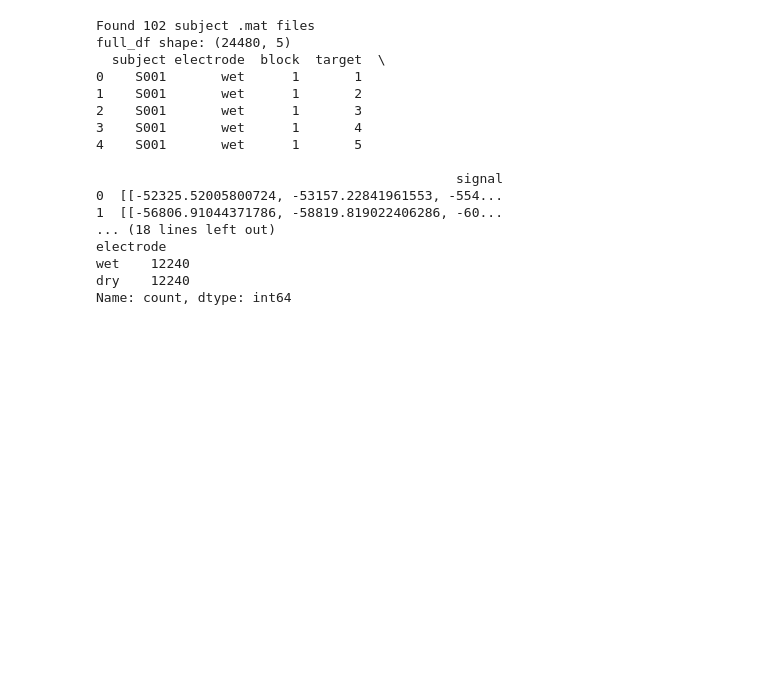
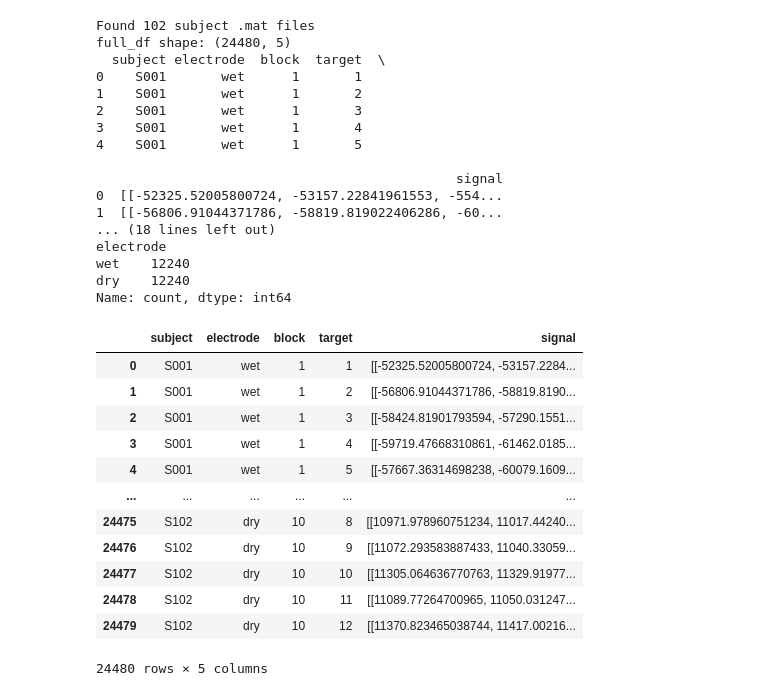
Before and after one commit to hildieleyser/Inkling, a Jupyter notebook: notebooks/load_final.ipynb, the cells around one changed output. Drawn from its saved outputs; the diff is of its cells as text; code cells hidden in the pictures; blank space fills up the shorter version.

```diff
--- a/notebooks/load_final.ipynb
+++ b/notebooks/load_final.ipynb
@@ -175,3 +175,19 @@ electrode
 wet    12240
 dry    12240
 Name: count, dtype: int64
+# %%
+full_df
+# %% [output]
+|  | subject | electrode | block | target | signal |
+| 0 | S001 | wet | 1 | 1 | [[-52325.52005800724, -53157.2284... |
+| 1 | S001 | wet | 1 | 2 | [[-56806.91044371786, -58819.8190... |
+| 2 | S001 | wet | 1 | 3 | [[-58424.81901793594, -57290.1551... |
+| 3 | S001 | wet | 1 | 4 | [[-59719.47668310861, -61462.0185... |
+| 4 | S001 | wet | 1 | 5 | [[-57667.36314698238, -60079.1609... |
+| ... | ... | ... | ... | ... | ... |
+| 24475 | S102 | dry | 10 | 8 | [[10971.978960751234, 11017.44240... |
+| 24476 | S102 | dry | 10 | 9 | [[11072.293583887433, 11040.33059... |
+| 24477 | S102 | dry | 10 | 10 | [[11305.064636770763, 11329.91977... |
+| 24478 | S102 | dry | 10 | 11 | [[11089.77264700965, 11050.031247... |
+| 24479 | S102 | dry | 10 | 12 | [[11370.823465038744, 11417.00216... |
+24480 rows × 5 columns
```
Also changed, not shown: parts of 3 cells of this notebook.
